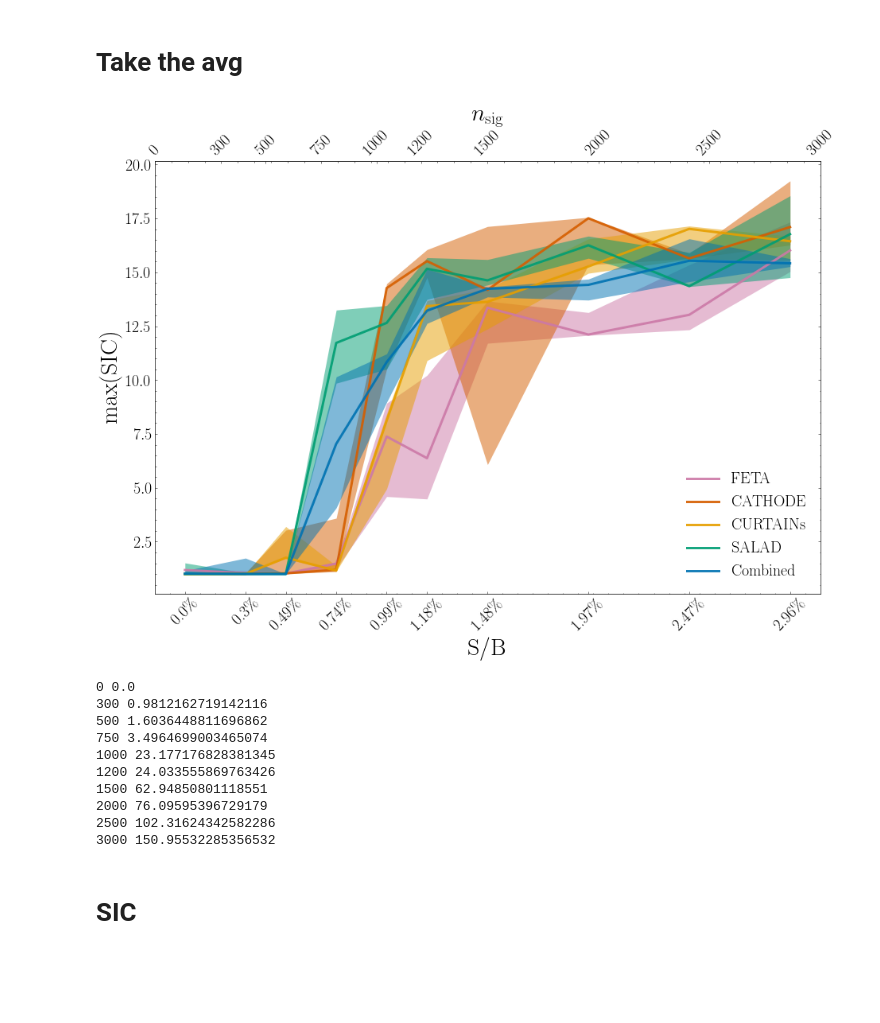
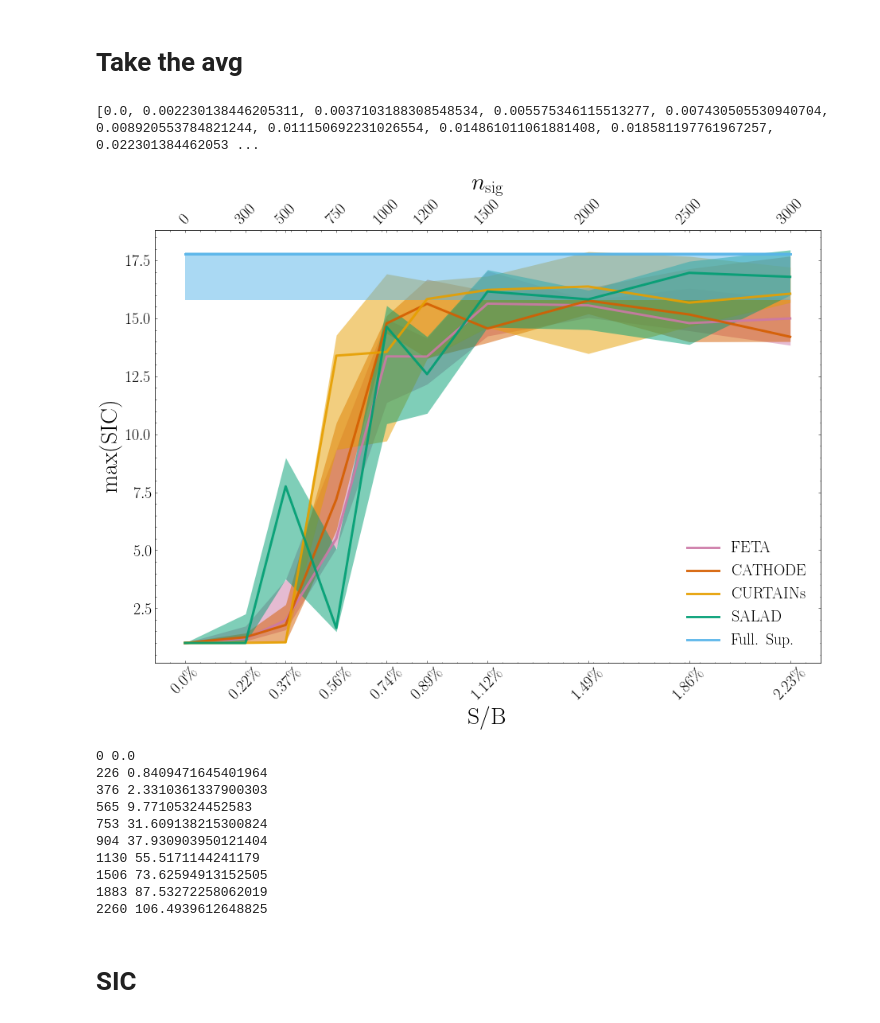
Before and after one commit to rmastand/synthetic_SM_AD, a Jupyter notebook: synthetic_samples_summary.ipynb, the cells around one changed output. Cells and saved outputs as stored; diff of their text form; code cells hidden in the pictures; blank space fills up the shorter version.

```diff
--- a/synthetic_samples_summary.ipynb
+++ b/synthetic_samples_summary.ipynb
@@ -12,16 +12,17 @@ from helpers.synthesis_plots import *
 
 dpi = 800
 # %%
-results_dir = "/global/ml4hep/spss/rrmastandrea/synth_SM_AD/NF_results_SSS/"
+results_dir = "/global/ml4hep/spss/rrmastandrea/synth_SM_AD/NF_results_wide/"
 
 n_sig_inj = [0, 300, 500, 750, 1000, 1200, 1500, 2000, 2500, 3000]#, 3500, 4000, 4500, 5000]# 10000]
 n_sig_inj_SR = [0, 226, 376, 565, 753, 904, 1130, 1506, 1883, 2260]
 
 
-seeds = [x for x in range(3)]
+
+seeds = [x for x in range(5)]
 
 
-num_bkg_events = 340000
+num_bkg_events = 320000
 # %% [markdown]
 # Load in
 # %%
@@ -29,7 +30,9 @@ num_bkg_events = 340000
 x_axis = np.linspace(1e-5, 1, 100)
 
 
-keys = ["feta","cathode", "curtains", "salad", "combined"]
+keys = ["feta","cathode", "curtains", "salad", "full_sup"]
+
+
 
 
 rejections_dict = {k:{n:[] for n in n_sig_inj} for k in keys}
@@ -124,36 +127,38 @@ for k in keys:
     #                    mean_max_sics_dict[k][0] + mean_max_sics_dict[k][1],
      #                    alpha = alpha, color = colors_dict[k], linewidth = 0)
 
     plt.fill_between(x_vals, med_max_sics_dict[k][1],
                         med_max_sics_dict[k][2],
                          alpha = alpha, color = colors_dict[k], linewidth = 0)
-
+print(x_vals)
 
 ax1 = fig.add_subplot(111)
 ax2 = ax1.twiny()
-ax2.set_xticks(n_sig_inj)
+ax2.set_xlim(ax1.get_xlim())
+ax2.set_xticks(x_vals)
 ax2.set_xticklabels(n_sig_inj, size=f_1, rotation = 45)
 ax2.set_xlabel(r"$n_\mathrm{sig}$", fontsize = f_2, labelpad = 10)
 
 
 ax1.set_xticks(x_vals)
 ax1.set_xticklabels([f"{np.round(100*x, 2)}\%" for x in x_vals], size=f_1, rotation = 45)
 ax1.set_xlabel("S/B", fontsize = f_2)
 
 """
 handles, labels = ax1.get_legend_handles_labels()
 order = [0, 4, 1, 2, 3]
 ax1.legend([handles[idx] for idx in order],[labels[idx] for idx in order],fontsize = f_1, loc = "lower right")
 """
 ax1.legend(fontsize = f_1, loc = "lower right")
 
 ax1.set_ylabel("max(SIC)", fontsize = f_2)
 ax1.tick_params(axis='both', which='major', labelsize=f_1)
 #fig.savefig(f"paper_plots/maxsic.pdf", dpi = dpi)
 
 plt.show()
 # %% [output]
+[0.0, 0.002230138446205311, 0.0037103188308548534, 0.005575346115513277, 0.007430505530940704, 0.008920553784821244, 0.011150692231026554, 0.014861011061881408, 0.018581197761967257, 0.022301384462053 ...
-[figure, old version]
+[figure, new version]
 # %%
 for i, n in enumerate(n_sig_inj_SR):
 
@@ -162,15 +167,15 @@ for i, n in enumerate(n_sig_inj_SR):
     print(n, med_max_sics_dict["feta"][0][i]*significance)
 # %% [output]
 0 0.0
-300 0.9812162719142116
-500 1.6036448811696862
-750 3.4964699003465074
-1000 23.177176828381345
-1200 24.033555869763426
-1500 62.94850801118551
-2000 76.09595396729179
-2500 102.31624342582286
-3000 150.95532285356532
+226 0.8409471645401964
+376 2.3310361337900303
+565 9.77105324452583
+753 31.609138215300824
+904 37.930903950121404
+1130 55.5171144241179
+1506 73.62594913152505
+1883 87.53272258062019
+2260 106.4939612648825
 # %% [markdown]
 # SIC
 # %%
```
Also changed, not shown: parts of 3 cells of this notebook, 3 other files.
